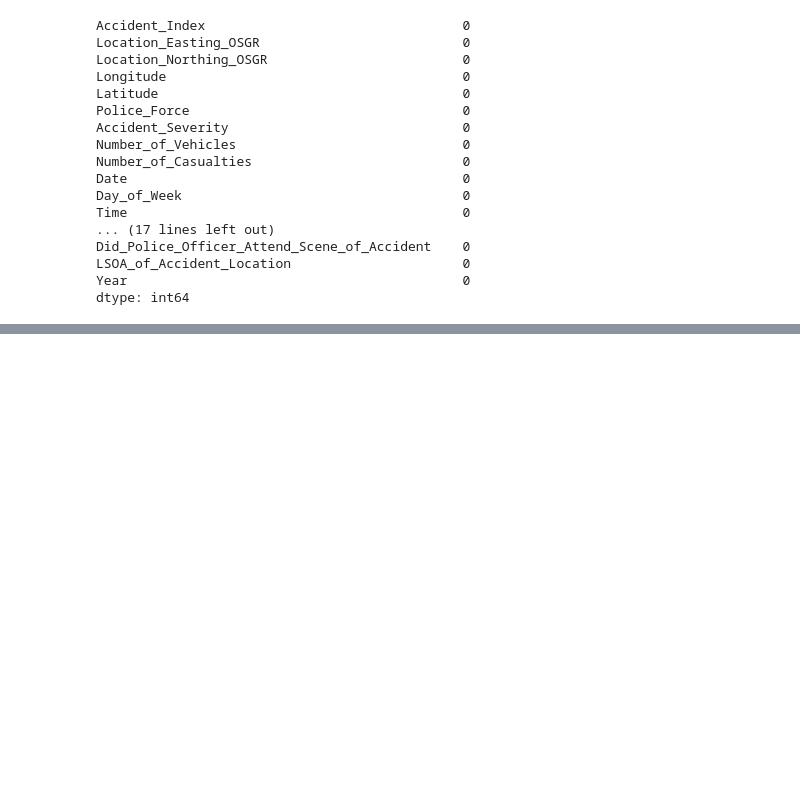
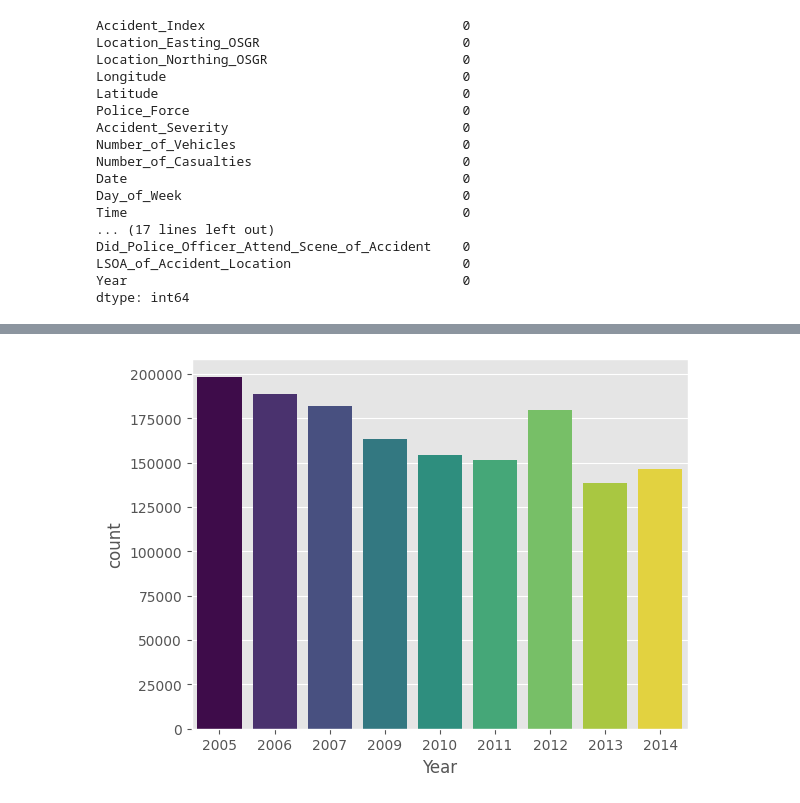
Before and after one commit to Doug-Vo/ML-Self-Project, a Jupyter notebook: EDA/uk_accident.ipynb, the cells around one changed output, grey strips where cells are left out. Saved outputs shown, nothing was run; the diff lists cells and outputs as text; code cells hidden in the pictures; blank space fills up the shorter version.

```diff
--- a/EDA/uk_accident.ipynb
+++ b/EDA/uk_accident.ipynb
@@ -170,0 +196,7 @@ dtype: int64
+# %%
+
+sns.countplot(data=df, x='Year', hue='Year', palette='viridis', legend=False)
+
+plt.show()
+# %% [output]
+[figure, added]
```
Also changed, not shown: parts of 20 cells of this notebook.
